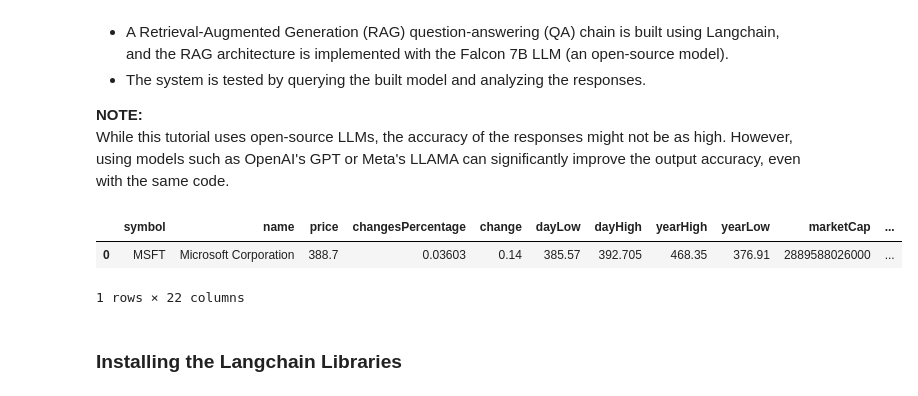
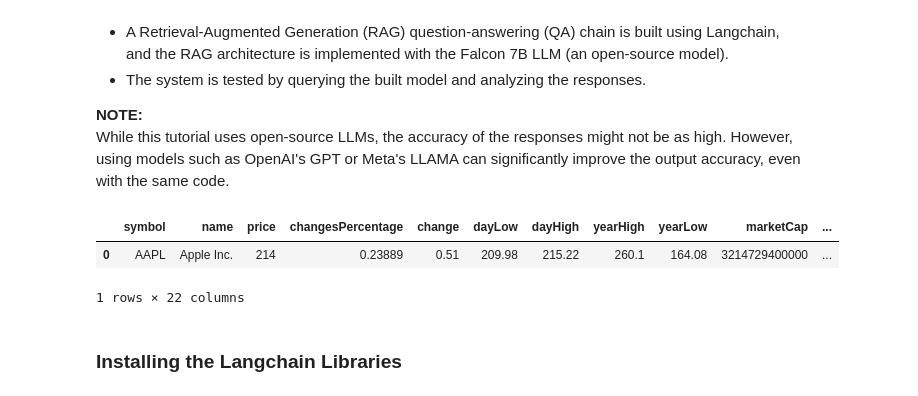
Before and after one commit to adarshukla3005/Financial_Report_Generator, a Jupyter notebook: Financial_Report_Generator.ipynb, the cells around one changed output. Drawn from its saved outputs; the diff is of its cells as text; code cells hidden in the pictures.

```diff
--- a/Financial_Report_Generator.ipynb
+++ b/Financial_Report_Generator.ipynb
@@ -25,33 +25,34 @@ While this tutorial uses open-source LLMs, the accuracy of the responses might n
 # %%
 from google.colab import userdata
 userdata.get('api_key')
 
 try:
     from urllib.request import urlopen
 except ImportError:
     from urllib2 import urlopen
 
 import certifi
 import json
 import pandas as pd
 
 
 def get_jsonparsed_data(url, api_key, exchange):
   if exchange == "NSE":
     url = f"https://financialmodelingprep.com/api/v3/search?query={ticker}&exchange=NSE&apikey={api_key}"
   else:
     url = f"https://financialmodelingprep.com/api/v3/quote/{ticker}?apikey={api_key}"
   response = urlopen(url, cafile=certifi.where())
   data = response.read().decode("utf-8")
   return json.loads(data)
 
-ticker = "MSFT"
+api_key = userdata.get('api_key2')
+ticker = "AAPL"
 exchange = "US"
 eco_ind = pd.DataFrame(get_jsonparsed_data(ticker, api_key,exchange))
 eco_ind
 # %% [output]
 |  | symbol | name | price | changesPercentage | change | dayLow | dayHigh | yearHigh | yearLow | marketCap | ... |
-| 0 | MSFT | Microsoft Corporation | 388.7 | 0.03603 | 0.14 | 385.57 | 392.705 | 468.35 | 376.91 | 2889588026000 | ... |
+| 0 | AAPL | Apple Inc. | 214 | 0.23889 | 0.51 | 209.98 | 215.22 | 260.1 | 164.08 | 3214729400000 | ... |
 1 rows × 22 columns
 # %% [markdown]
 ### Installing the Langchain Libraries
```
